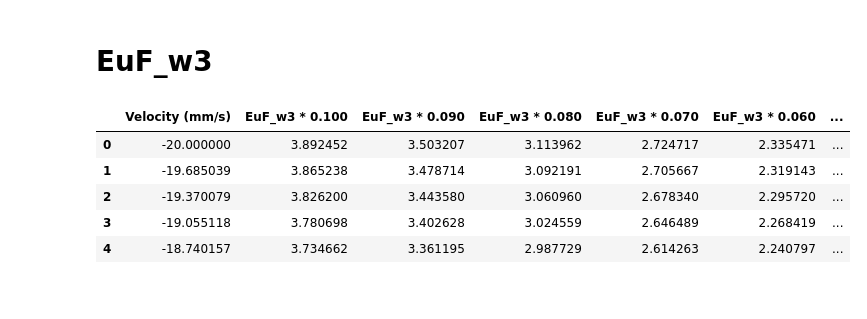
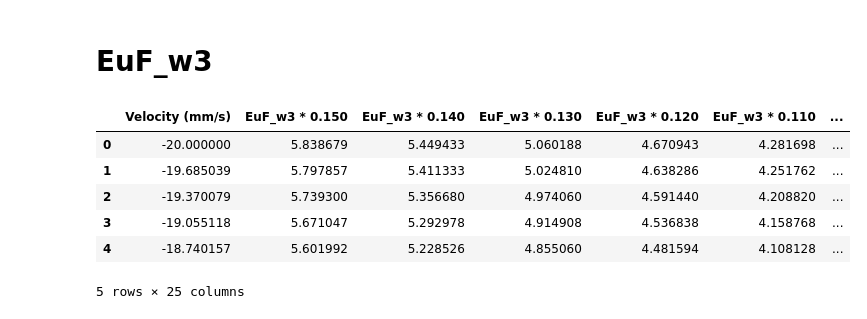
Before and after one commit to LABO-M/BANZAI, a Jupyter notebook: masuda/studys/studys1.ipynb, the cells around one changed output. Saved outputs shown, nothing was run; the diff lists cells and outputs as text; code cells hidden in the pictures.

```diff
--- a/masuda/studys/studys1.ipynb
+++ b/masuda/studys/studys1.ipynb
@@ -318,20 +316,26 @@ plt.show()
 # %%
 # 新しいDataFrame w1 を作成し、元の1列目をコピー
 w3 = pd.DataFrame()
 w3['Velocity (mm/s)'] = data.iloc[:, 0]
+
+# 3列目のデータに指定された係数を順に掛け、新しい列として挿入
+factors = [0.15,0.14,0.13,0.12,0.11,\
+           0.10, 0.09, 0.08, 0.07, 0.06, 0.05, 0.04, 0.03, 0.02, 0.01, \
+           0.009, 0.008, 0.007, 0.006, 0.005, 0.004, 0.003, 0.002, 0.001]
 
 for factor in factors:
     w3[f'EuF_w3 * {factor:.3f}'] = data.iloc[:, 4] * factor
 
 # w3 の内容を表示（オプション）
 w3.head()
 # %% [output]
-|  | Velocity (mm/s) | EuF_w3 * 0.100 | EuF_w3 * 0.090 | EuF_w3 * 0.080 | EuF_w3 * 0.070 | EuF_w3 * 0.060 | ... |
-| 0 | -20.000000 | 3.892452 | 3.503207 | 3.113962 | 2.724717 | 2.335471 | ... |
-| 1 | -19.685039 | 3.865238 | 3.478714 | 3.092191 | 2.705667 | 2.319143 | ... |
-| 2 | -19.370079 | 3.826200 | 3.443580 | 3.060960 | 2.678340 | 2.295720 | ... |
-| 3 | -19.055118 | 3.780698 | 3.402628 | 3.024559 | 2.646489 | 2.268419 | ... |
-| 4 | -18.740157 | 3.734662 | 3.361195 | 2.987729 | 2.614263 | 2.240797 | ... |
+|  | Velocity (mm/s) | EuF_w3 * 0.150 | EuF_w3 * 0.140 | EuF_w3 * 0.130 | EuF_w3 * 0.120 | EuF_w3 * 0.110 | ... |
+| 0 | -20.000000 | 5.838679 | 5.449433 | 5.060188 | 4.670943 | 4.281698 | ... |
+| 1 | -19.685039 | 5.797857 | 5.411333 | 5.024810 | 4.638286 | 4.251762 | ... |
+| 2 | -19.370079 | 5.739300 | 5.356680 | 4.974060 | 4.591440 | 4.208820 | ... |
+| 3 | -19.055118 | 5.671047 | 5.292978 | 4.914908 | 4.536838 | 4.158768 | ... |
+| 4 | -18.740157 | 5.601992 | 5.228526 | 4.855060 | 4.481594 | 4.108128 | ... |
+5 rows × 25 columns
 # %%
 # データ数の設定
 number = 25
```
Also changed, not shown: parts of 5 cells of this notebook.
